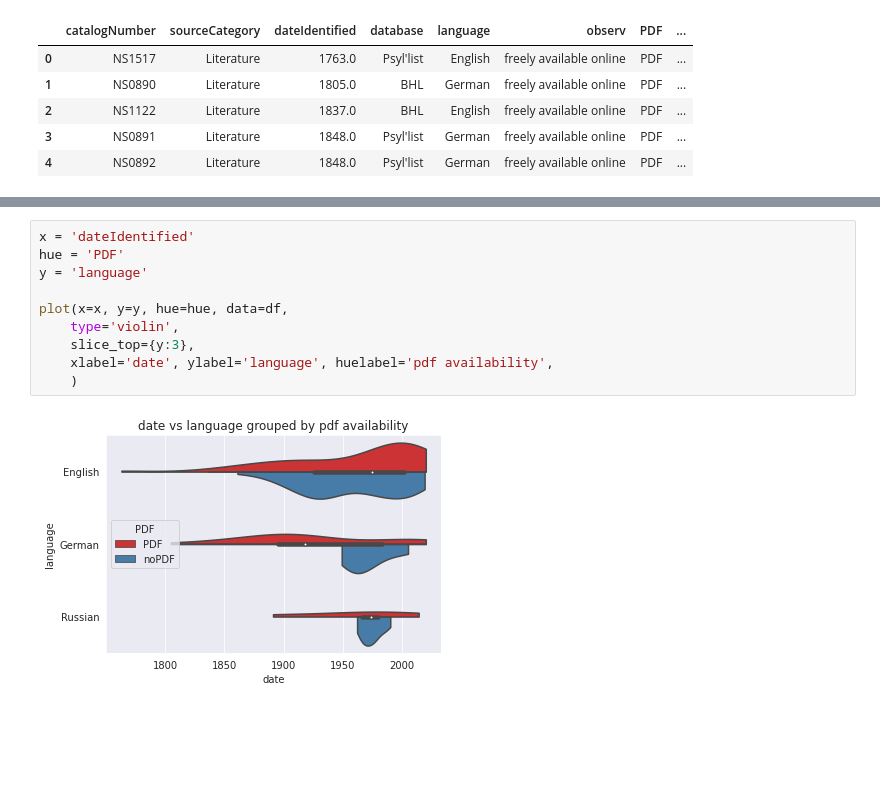
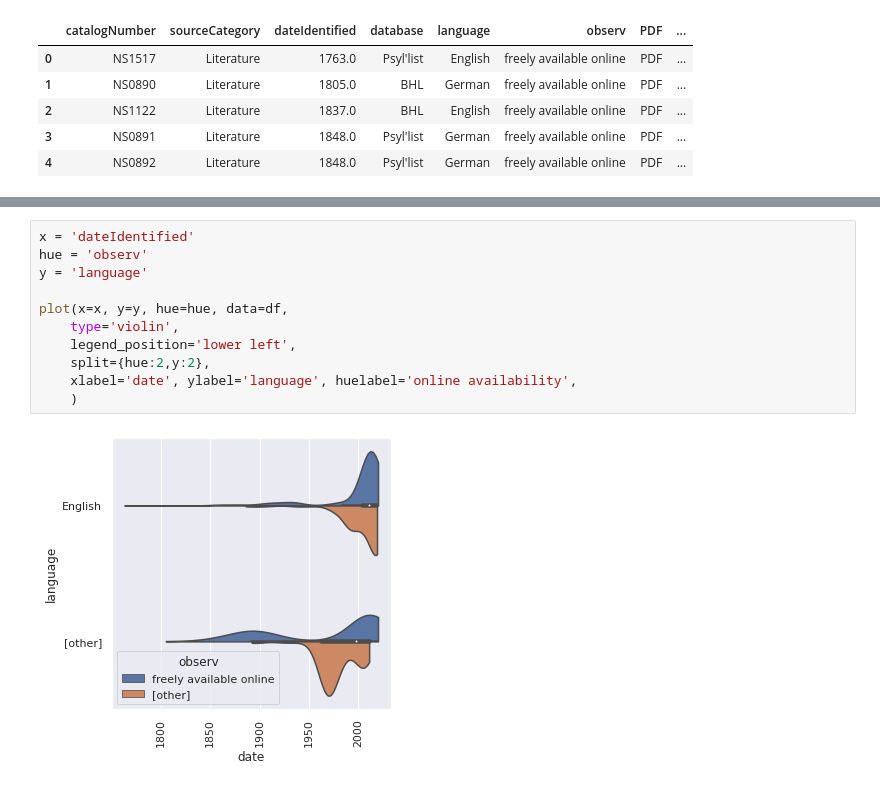
Before and after one commit to e-lubrini/psylve, a Jupyter notebook: dataset_visualisation.ipynb, the cells around one changed output, grey strips where cells are left out. Saved outputs shown, nothing was run; the diff lists cells and outputs as text; blank space fills up the shorter version.

```diff
--- a/dataset_visualisation.ipynb
+++ b/dataset_visualisation.ipynb
@@ -168,12 +88,13 @@ plot(x=x, y=y, hue=hue, data=df, key_id=key_id,
 # %%
 x = 'dateIdentified'
-hue = 'PDF'
+hue = 'observ'
 y = 'language'
 
 plot(x=x, y=y, hue=hue, data=df,
     type='violin',
-    slice_top={y:3},
-    xlabel='date', ylabel='language', huelabel='pdf availability',
+    legend_position='lower left',
+    split={hue:2,y:2},
+    xlabel='date', ylabel='language', huelabel='online availability',
     )
 # %% [output]
-[figure, old version]
+[figure, new version]
```
Also changed, not shown: parts of 13 cells of this notebook.
